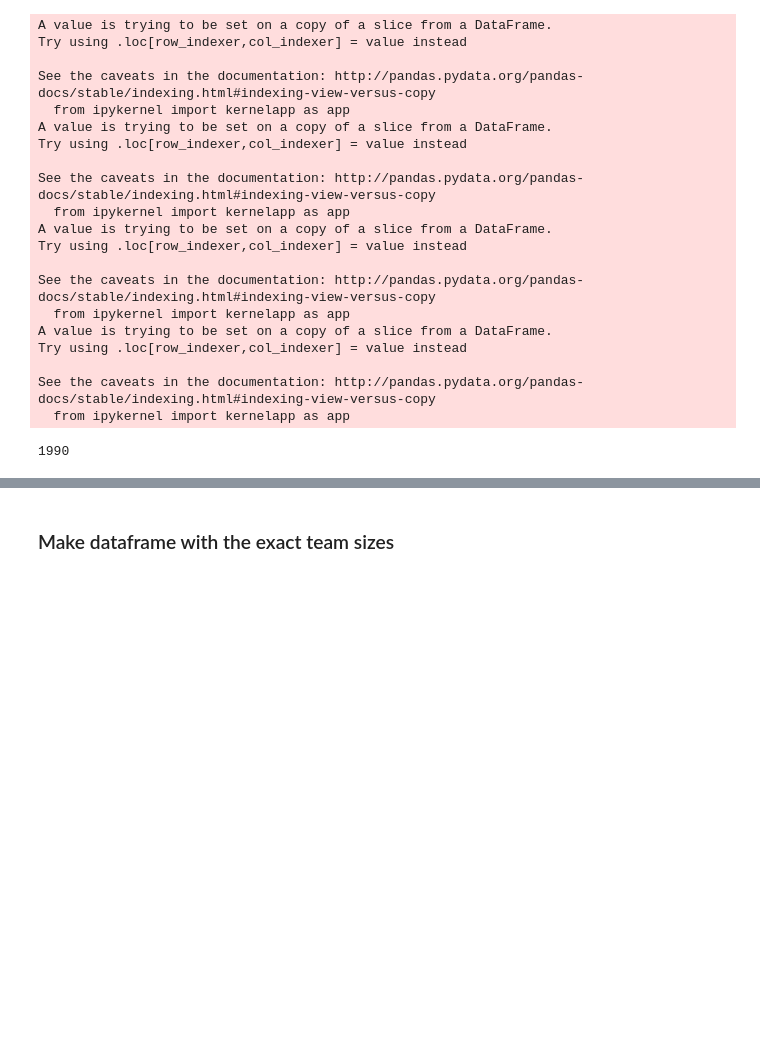
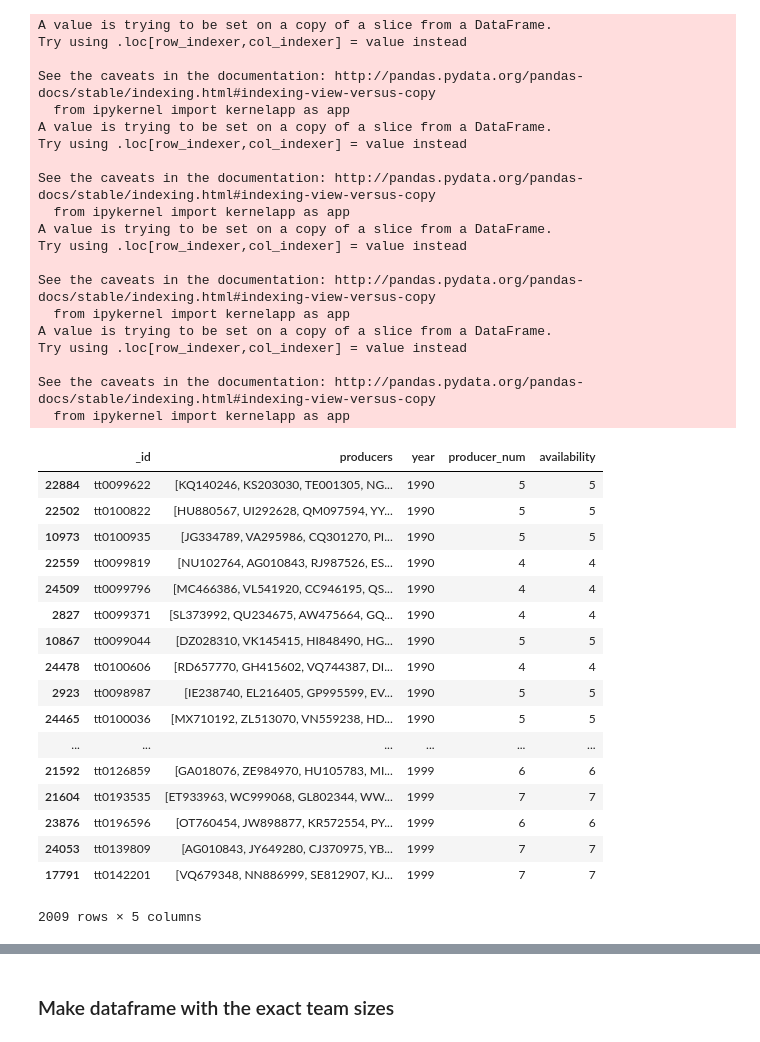
Before and after one commit to liqugit/movie_propagation, a Jupyter notebook: notebooks/network/synthetic_model_3.ipynb, the cells around one changed output, grey strips where cells are left out. Saved outputs shown, nothing was run; the diff lists cells and outputs as text; code cells hidden in the pictures; blank space fills up the shorter version.

```diff
--- a/notebooks/network/synthetic_model_3.ipynb
+++ b/notebooks/network/synthetic_model_3.ipynb
@@ -205,20 +205,50 @@ movie_dict_per_producer, gap_dict_per_producer = net_gen.assign_gaps(movie_dict,
 # distribute movies
 df = total_movie_frame.copy()
 
-sorted_gap_dict_per_producer = sorted(gap_dict_per_producer.items(), key=lambda kv: (sum(kv[1]), len(kv[1])), reverse=True)
-producers = [p[0] for p in sorted_gap_dict_per_producer]
+def distribute_movies(df, gap_dict_per_producer):
+    """
+    Distribute movies according to the gap dist
+    Input:
+        df - dataframe for movies
+        gap_dict_per_producer - dictionary of gaps per producer
+    Output:
+        df - dataframe for movies now filled with producers
+    """
 
-for p in producers:
-    gaps = gap_dict_per_producer[p]
-    shuffle(gaps)
-    first_movie = find_first_available_movie(total_movie_frame)
-    available_movies = find_unfilled_movies(total_movie_frame)
-    # when is the producer's first active year
-    start_year = df[df._id == first_movie].year.values[0]
-    # find the years that the producer made movie
-    working_years = calculate_years(start_year, gaps)
-    break
+    df = df.copy(deep=True)
+    sorted_gap_dict_per_producer = sorted(gap_dict_per_producer.items(), key=lambda kv: (sum(kv[1]), len(kv[1])), reverse=True)
+    producers = [p[0] for p in sorted_gap_dict_per_producer]
+
+    for p in producers:
+        gaps = gap_dict_per_producer[p]
+        shuffle(gaps)
+        first_movie = find_first_available_movie(df, sum(gaps))
+        available_movies = find_unfilled_movies(df)
+        # when is the producer's first active year
+        start_year = df[df._id == first_movie].year.values[0]
+        # find the years that the producer made movie
+        working_years = calculate_years(start_year, gaps)
+        chosen_movies = choose_movies(available_movies, working_years)
+        df = add_producers(total_movie_frame, p, chosen_movies)
+    return df
-# %%
-start_year
-# %% [output]
-1990
+# %%
+distribute_movies(total_movie_frame, gap_dict_per_producer)
+# %% [output]
+|  | _id | producers | year | producer_num | availability |
+| 22884 | tt0099622 | [KQ140246, KS203030, TE001305, NG... | 1990 | 5 | 5 |
+| 22502 | tt0100822 | [HU880567, UI292628, QM097594, YY... | 1990 | 5 | 5 |
+| 10973 | tt0100935 | [JG334789, VA295986, CQ301270, PI... | 1990 | 5 | 5 |
+| 22559 | tt0099819 | [NU102764, AG010843, RJ987526, ES... | 1990 | 4 | 4 |
+| 24509 | tt0099796 | [MC466386, VL541920, CC946195, QS... | 1990 | 4 | 4 |
+| 2827 | tt0099371 | [SL373992, QU234675, AW475664, GQ... | 1990 | 4 | 4 |
+| 10867 | tt0099044 | [DZ028310, VK145415, HI848490, HG... | 1990 | 5 | 5 |
+| 24478 | tt0100606 | [RD657770, GH415602, VQ744387, DI... | 1990 | 4 | 4 |
+| 2923 | tt0098987 | [IE238740, EL216405, GP995599, EV... | 1990 | 5 | 5 |
+| 24465 | tt0100036 | [MX710192, ZL513070, VN559238, HD... | 1990 | 5 | 5 |
+| ... | ... | ... | ... | ... | ... |
+| 21592 | tt0126859 | [GA018076, ZE984970, HU105783, MI... | 1999 | 6 | 6 |
+| 21604 | tt0193535 | [ET933963, WC999068, GL802344, WW... | 1999 | 7 | 7 |
+| 23876 | tt0196596 | [OT760454, JW898877, KR572554, PY... | 1999 | 6 | 6 |
+| 24053 | tt0139809 | [AG010843, JY649280, CJ370975, YB... | 1999 | 7 | 7 |
+| 17791 | tt0142201 | [VQ679348, NN886999, SE812907, KJ... | 1999 | 7 | 7 |
+2009 rows × 5 columns
```
Also changed, not shown: parts of 5 cells of this notebook, 1 other file.
